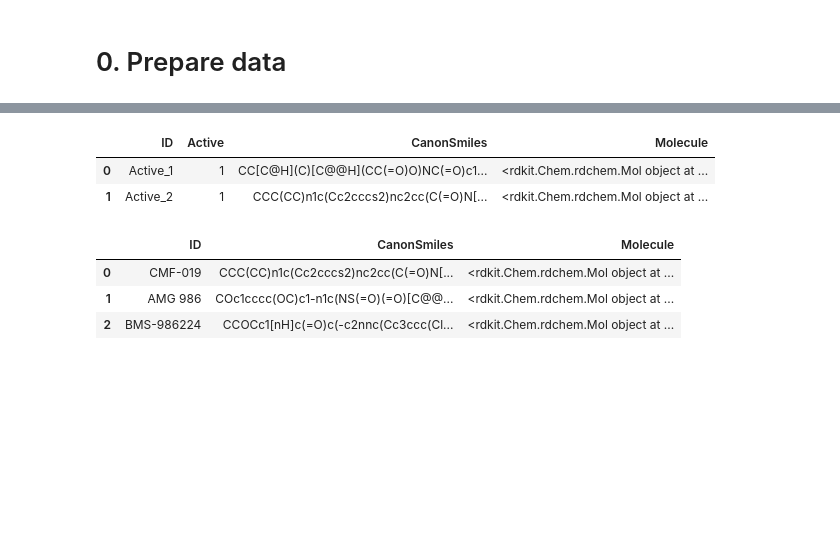
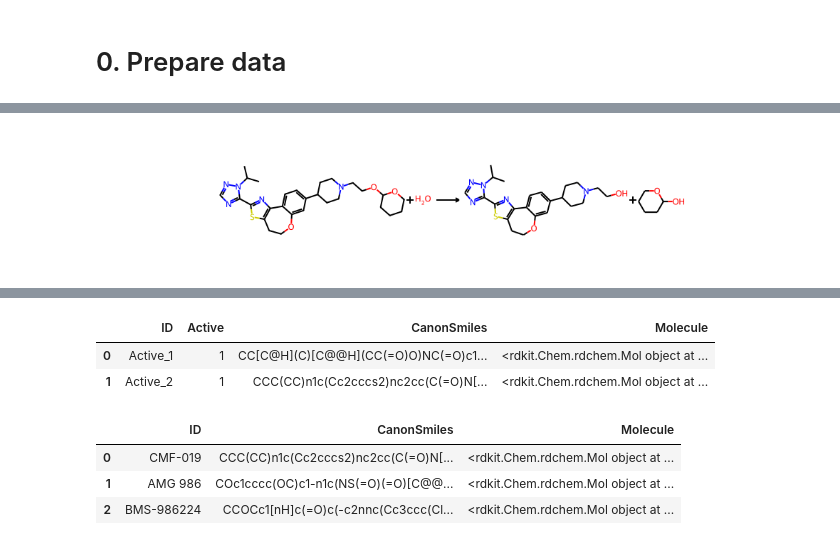
Before and after one commit to biiu315/Mol2DSimi, a Jupyter notebook: Mol2DSimi.ipynb, the cells around one changed output, grey strips where cells are left out. Cells and saved outputs as stored; diff of their text form; code cells hidden in the pictures; blank space fills up the shorter version.

```diff
--- a/Mol2DSimi.ipynb
+++ b/Mol2DSimi.ipynb
@@ -12,0 +42,19 @@ from validation import  similarity_validation
+# %%
+dct={'ID':[],'rxn':[],'pro':[],'de1':[],'de2':[],'idx':[]}
+for idx,i in enumerate(data):
+    try:
+        if len(i['negative_reactions'])==2:
+            dct['ID'].append(i['R-id'])
+            dct['rxn'].append(i['reactions'])
+            dct['pro'].append(i['positive_reactions'].split('>>')[1])
+            dct['de1'].append(i['negative_reactions'][0].split('>>')[1])
+            dct['de2'].append(i['negative_reactions'][1].split('>>')[1])
+            # dct['de3'].append(i['negative_reactions'][2].split('>>')[1])
+            dct['idx'].append(idx)
+    except:
+        continue
+# %%
+for idx,i in enumerate(dct['idx']):
+    if len(dct['pro'][idx].split('.')) >1 and len(dct['de1'][idx].split('.'))==2:
+        print(i)
+        break
@@ -12,0 +74,10 @@ from validation import  similarity_validation
+# %%
+#test_pro2_de1
+import pandas as pd
+pro =pd.Series(['C(C)n1ncnc1-c1nc2c(s1)CCOc1cc(C3CCN(CCO)CC3)ccc1-2','OC1CCCCO1'])
+de=pd.Series(['CC(C)n1ncnc1-c1nc(-c2ccc(C3CCN(CCOC4CCCCO4)CC3)cc2O)c(CCO)s1','CC(C)n1ncnc1-c1nc2c(s1)CCOc1cc(C3CCN(CCOC(O)CCCCO)CC3)ccc1-2'])
+
+pro1 = 'C(C)n1ncnc1-c1nc2c(s1)CCOc1cc(C3CCN(CCO)CC3)ccc1-2'
+pro2 = 'OC1CCCCO1'
+de1 = 'CC(C)n1ncnc1-c1nc(-c2ccc(C3CCN(CCOC4CCCCO4)CC3)cc2O)c(CCO)s1'
+de2 = 'CC(C)n1ncnc1-c1nc2c(s1)CCOc1cc(C3CCN(CCOC(O)CCCCO)CC3)ccc1-2'
@@ -12,0 +101,8 @@ from validation import  similarity_validation
+# %%
+de_canon=np.array([Chem.CanonSmiles(i) for i in de])
+de_mol= np.array([Chem.MolFromSmiles(i) for i in de_canon])
+de_active=np.array([1,1])
+dic={'CanonSmiles':np.array([Chem.CanonSmiles(i) for i in de]),
+     'Molecules':np.array([Chem.MolFromSmiles(i) for i in de_canon]),
+     'Active':np.array([1,1]),}
+data=pd.DataFrame(dic)
@@ -12,0 +161,10 @@ from validation import  similarity_validation
+# %%
+#Visualize positive reaction
+from rdkit import Chem
+from rdkit.Chem import AllChem, Draw
+# smi= 'COC(=O)c1cccc(CON=C2CCN(S(=O)(=O)c3ccc(OC(F)(F)F)cc3)CC2)c1.O>>CO.O=C(O)c1cccc(CON=C2CCN(S(=O)(=O)c3ccc(OC(F)(F)F)cc3)CC2)c1',
+smi=data[79]['reactions']
+reaction=AllChem.ReactionFromSmarts(smi,useSmiles=True)
+Draw.ReactionToImage(reaction)
+# %% [output]
+[figure, added]
```
Also changed, not shown: parts of 18 cells of this notebook, 17 other files.
